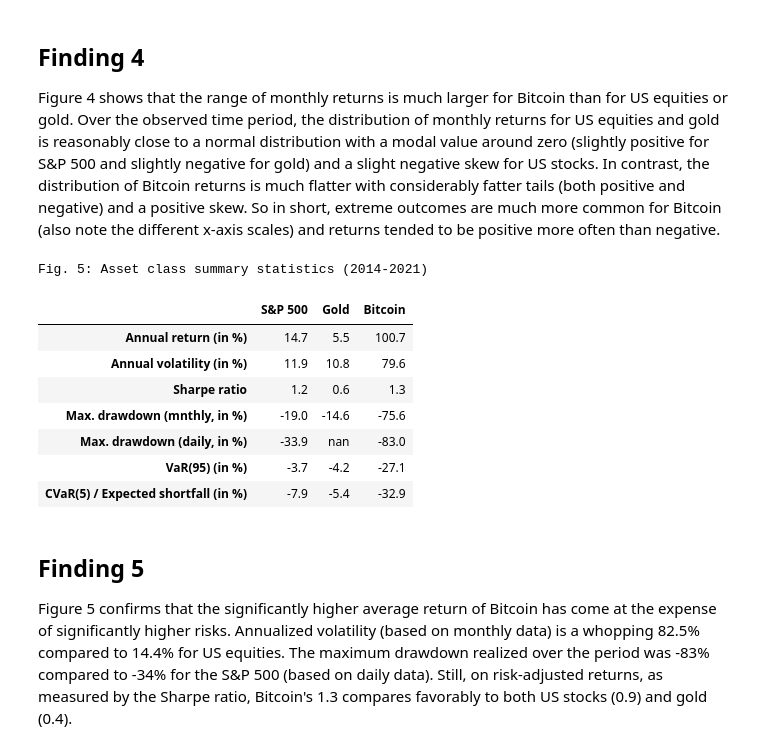
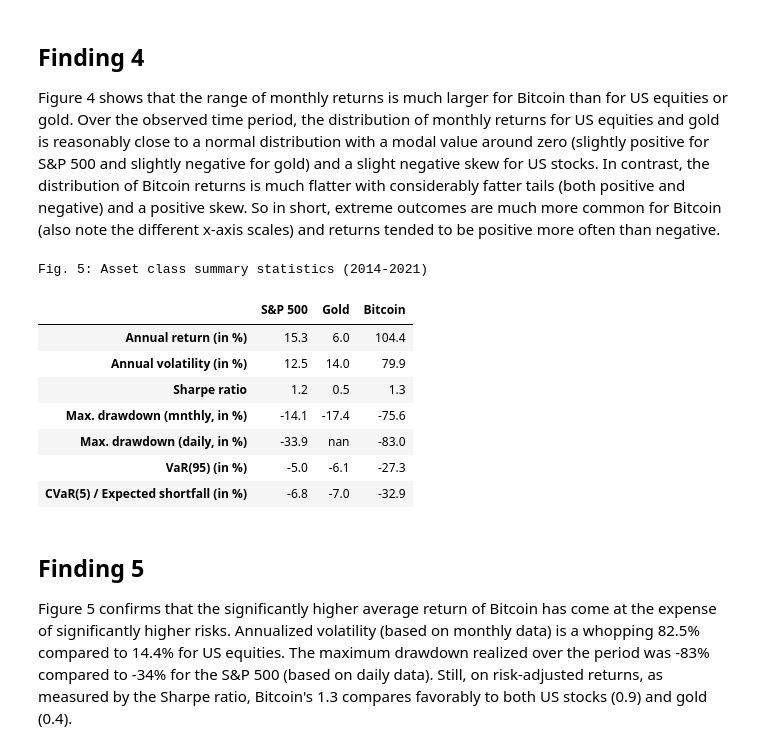
Before and after one commit to gj-goncalvescaldas/btc-3-asset-portfolio-extension, a Jupyter notebook: notebooks/02_study_replication.ipynb, the cells around one changed output. Drawn from its saved outputs; the diff is of its cells as text; code cells hidden in the pictures.

```diff
--- a/notebooks/02_study_replication.ipynb
+++ b/notebooks/02_study_replication.ipynb
@@ -296,7 +328,7 @@ import pandas as pd
 import numpy as np
 
 # Monthly returns
-returns = final_df_study[['avg_close_btc', 'avg_close_sp500', 'avg_price_gold']].pct_change().dropna()
+returns = final_df_study[['close_btc', 'close_sp500', 'close_gold']].pct_change().dropna()
 
 years = (final_df_study['month'].iloc[-1] - final_df_study['month'].iloc[0]).days / 365.25
 
@@ -324,65 +356,65 @@ def cvar_5(series):
 # Build Table
 summary = pd.DataFrame({
     'S&P 500': [
-        annual_return(final_df_study['avg_close_sp500']),
-        annual_volatility(returns['avg_close_sp500']),
-        sharpe_ratio(returns['avg_close_sp500']),
-        max_drawdown(final_df_study['avg_close_sp500']),
+        annual_return(final_df_study['close_sp500']),
+        annual_volatility(returns['close_sp500']),
+        sharpe_ratio(returns['close_sp500']),
+        max_drawdown(final_df_study['close_sp500']),
         -33.9,  # given
-        var_95(returns['avg_close_sp500']),
-        cvar_5(returns['avg_close_sp500'])
+        var_95(returns['close_sp500']),
+        cvar_5(returns['close_sp500'])
     ],
     'Gold': [
-        annual_return(final_df_study['avg_price_gold']),
-        annual_volatility(returns['avg_price_gold']),
-        sharpe_ratio(returns['avg_price_gold']),
-        max_drawdown(final_df_study['avg_price_gold']),
+        annual_return(final_df_study['close_gold']),
+        annual_volatility(returns['close_gold']),
+        sharpe_ratio(returns['close_gold']),
+        max_drawdown(final_df_study['close_gold']),
         np.nan,
-        var_95(returns['avg_price_gold']),
-        cvar_5(returns['avg_price_gold'])
+        var_95(returns['close_gold']),
+        cvar_5(returns['close_gold'])
     ],
     'Bitcoin': [
-        annual_return(final_df_study['avg_close_btc']),
-        annual_volatility(returns['avg_close_btc']),
-        sharpe_ratio(returns['avg_close_btc']),
-        max_drawdown(final_df_study['avg_close_btc']),
+        annual_return(final_df_study['close_btc']),
+        annual_volatility(returns['close_btc']),
+        sharpe_ratio(returns['close_btc']),
+        max_drawdown(final_df_study['close_btc']),
         -83,  # given
-        var_95(returns['avg_close_btc']),
-        cvar_5(returns['avg_close_btc'])
+        var_95(returns['close_btc']),
+        cvar_5(returns['close_btc'])
     ]
 }, index=[
     'Annual return (in %)',
     'Annual volatility (in %)',
     'Sharpe ratio',
     'Max. drawdown (mnthly, in %)',
     'Max. drawdown (daily, in %)',
     'VaR(95) (in %)',
     'CVaR(5) / Expected shortfall (in %)'
-])
+])\
 
-# Redondear a 1 decimal
+
+# Round to 1 decimal
 summary = summary.round(1)
 
-# Mostrar bonito
-# Mostrar tabla super limpia con solo 1 decimal
+# Display clean & styled table
 display(summary.style
         .set_caption('Fig. 5: Asset class summary statistics (2014-2021)')
         .format("{:.1f}")
         .set_table_styles([
             {'selector': 'th', 'props': [('text-align', 'center')]},
             {'selector': 'td', 'props': [('text-align', 'center')]}
         ])
 )
 # %% [output]
 Fig. 5: Asset class summary statistics (2014-2021)
 |  | S&P 500 | Gold | Bitcoin |
-| Annual return (in %) | 14.7 | 5.5 | 100.7 |
-| Annual volatility (in %) | 11.9 | 10.8 | 79.6 |
-| Sharpe ratio | 1.2 | 0.6 | 1.3 |
-| Max. drawdown (mnthly, in %) | -19.0 | -14.6 | -75.6 |
+| Annual return (in %) | 15.3 | 6.0 | 104.4 |
+| Annual volatility (in %) | 12.5 | 14.0 | 79.9 |
+| Sharpe ratio | 1.2 | 0.5 | 1.3 |
+| Max. drawdown (mnthly, in %) | -14.1 | -17.4 | -75.6 |
 | Max. drawdown (daily, in %) | -33.9 | nan | -83.0 |
-| VaR(95) (in %) | -3.7 | -4.2 | -27.1 |
-| CVaR(5) / Expected shortfall (in %) | -7.9 | -5.4 | -32.9 |
+| VaR(95) (in %) | -5.0 | -6.1 | -27.3 |
+| CVaR(5) / Expected shortfall (in %) | -6.8 | -7.0 | -32.9 |
 # %% [markdown]
 ## Finding 5
 
```
Also changed, not shown: parts of 4 cells of this notebook, 10 other files.
